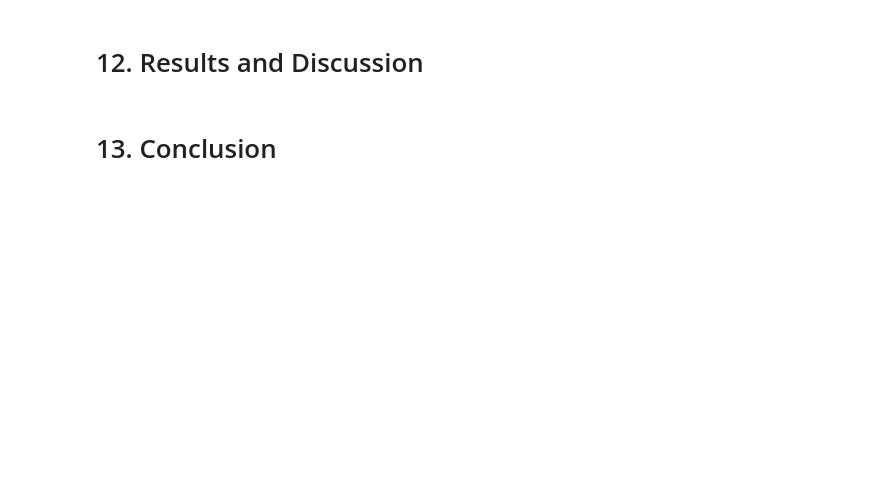
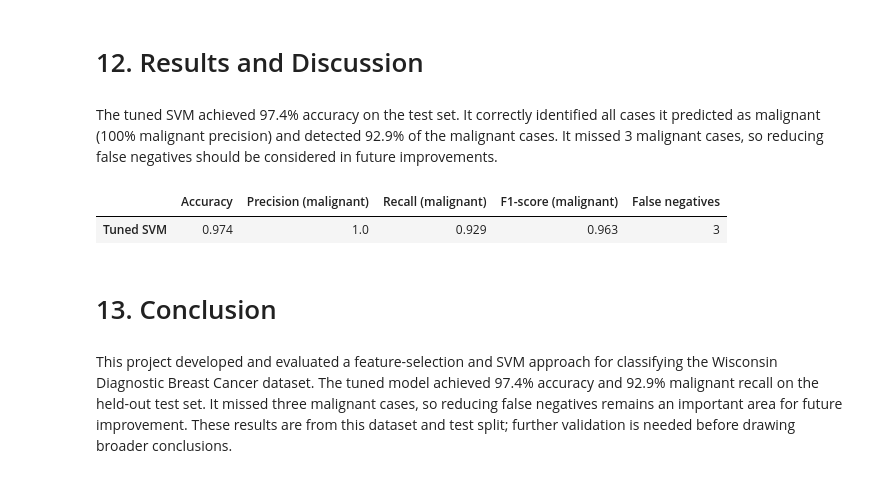
Before and after one commit to Francisthecoder09/Breast-Cancer-AI, a Jupyter notebook: notebooks/Breast_Cancer_Diagnosis_AI.ipynb, the cells around one changed output. Saved outputs shown, nothing was run; the diff lists cells and outputs as text; code cells hidden in the pictures; blank space fills up the shorter version.

Commit message:
Update notebook with tuned SVM results

```diff
--- a/notebooks/Breast_Cancer_Diagnosis_AI.ipynb
+++ b/notebooks/Breast_Cancer_Diagnosis_AI.ipynb
@@ -84,2 +140,22 @@ def make_svm_pipeline(n_features, k=10, C=1.0, kernel="rbf"):
 # %% [markdown]
 # 9. Model Training
+# %%
+from sklearn.model_selection import train_test_split
+
+X_train, X_test, y_train, y_test = train_test_split(
+    X,
+    y_encoded,
+    test_size=0.20,
+    random_state=42,
+    stratify=y_encoded
+)
+
+svm_pipeline = make_svm_pipeline(
+    n_features=X_train.shape[1],
+    k=10
+)
+
+svm_pipeline.fit(X_train, y_train)
+
+print("Training samples:", len(X_train))
+print("Test samples:", len(X_test))
@@ -90,4 +280,21 @@ def make_svm_pipeline(n_features, k=10, C=1.0, kernel="rbf"):
 # %% [markdown]
 # 12. Results and Discussion
+# %% [markdown]
+The tuned SVM achieved 97.4% accuracy on the test set. It correctly identified all cases it predicted as malignant (100% malignant precision) and detected 92.9% of the malignant cases. It missed 3 malignant cases, so reducing false negatives should be considered in future improvements.
+# %%
+tuned_metrics = pd.DataFrame({
+    "Accuracy": [accuracy_score(y_test, y_pred)],
+    "Precision (malignant)": [precision_score(y_test, y_pred, pos_label=1)],
+    "Recall (malignant)": [recall_score(y_test, y_pred, pos_label=1)],
+    "F1-score (malignant)": [f1_score(y_test, y_pred, pos_label=1)],
+    "False negatives": [len(false_negatives)],
+}, index=["Tuned SVM"])
+
+display(tuned_metrics.round(3))
+# %% [output]
+|  | Accuracy | Precision (malignant) | Recall (malignant) | F1-score (malignant) | False negatives |
+| Tuned SVM | 0.974 | 1.0 | 0.929 | 0.963 | 3 |
 # %% [markdown]
 # 13. Conclusion
+# %% [markdown]
+This project developed and evaluated a feature-selection and SVM approach for classifying the Wisconsin Diagnostic Breast Cancer dataset. The tuned model achieved 97.4% accuracy and 92.9% malignant recall on the held-out test set. It missed three malignant cases, so reducing false negatives remains an important area for future improvement. These results are from this dataset and test split; further validation is needed before drawing broader conclusions.
```
Also changed, not shown: parts of 10 cells of this notebook.
